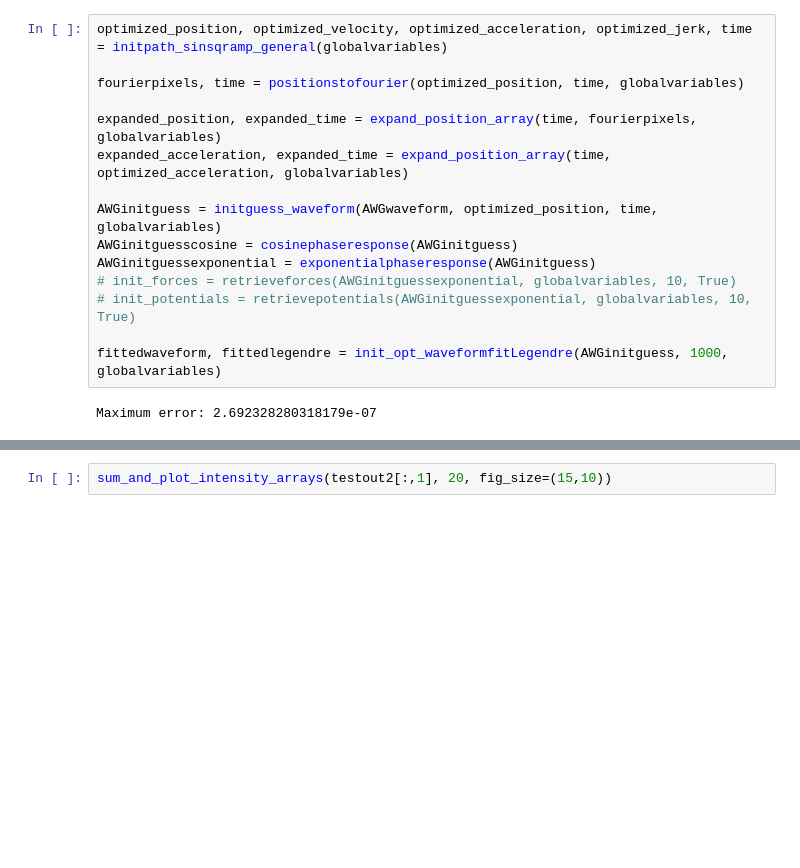
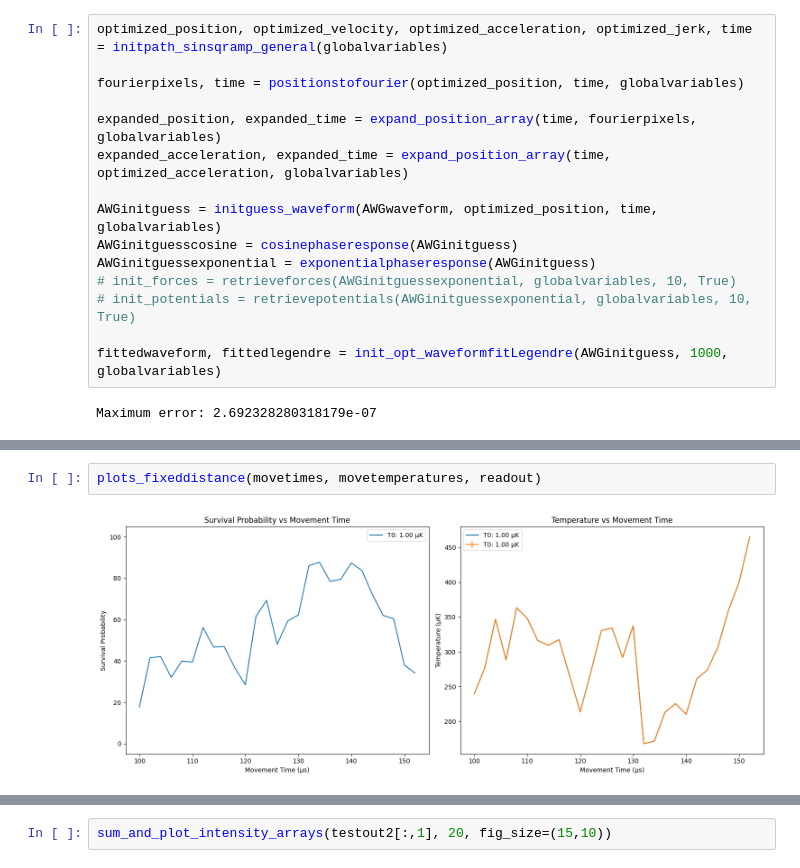
Before and after one commit to nsong03/Ultracold-Research, a Jupyter notebook: TweezerOptimization/AWGwaveformopt_outofplane.ipynb, the cells around one changed output, grey strips where cells are left out. Cells and saved outputs as stored; diff of their text form; blank space fills up the shorter version.

```diff
--- a/TweezerOptimization/AWGwaveformopt_outofplane.ipynb
+++ b/TweezerOptimization/AWGwaveformopt_outofplane.ipynb
@@ -518,0 +152,4 @@ def analyze_fixeddistance_optimized_oop_2d():
+# %%
+plots_fixeddistance(movetimes, movetemperatures, readout)
+# %% [output]
+[figure, added]
```
Also changed, not shown: parts of 12 cells of this notebook, 2 other files.
